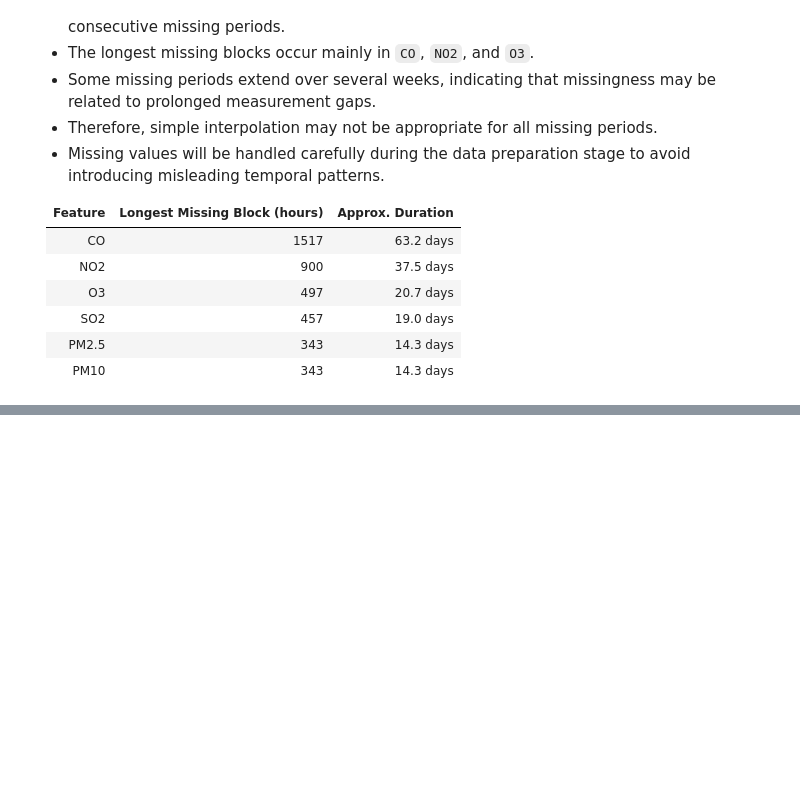
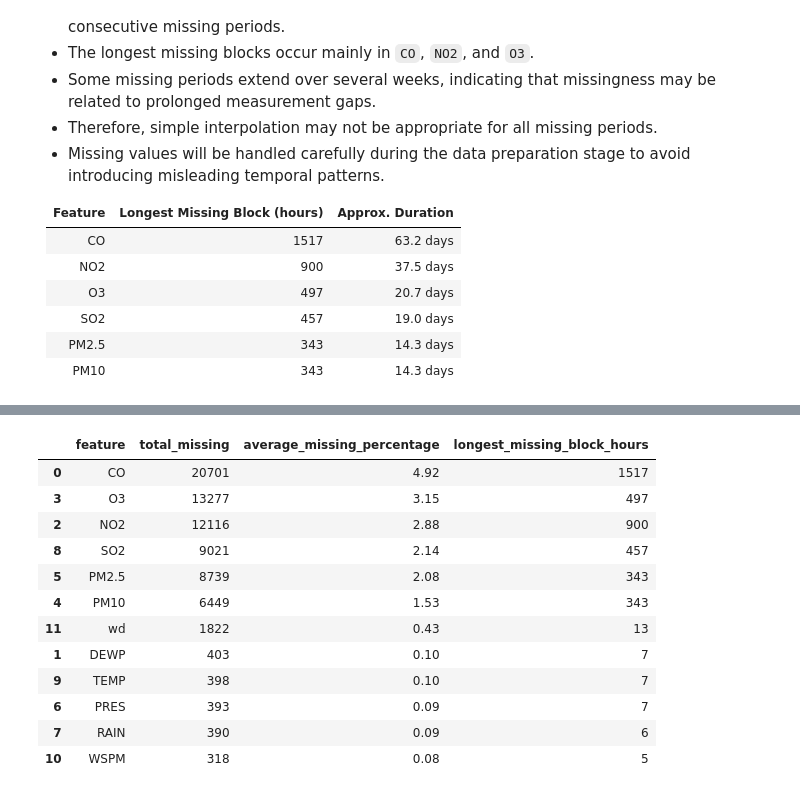
Before and after one commit to saraalwadia/airshift, a Jupyter notebook: notebooks/01_data_understanding.ipynb, the cells around one changed output, grey strips where cells are left out. Drawn from its saved outputs; the diff is of its cells as text; code cells hidden in the pictures; blank space fills up the shorter version.

```diff
--- a/notebooks/01_data_understanding.ipynb
+++ b/notebooks/01_data_understanding.ipynb
@@ -538,0 +609,36 @@ missing_runs_df.sort_values(
+# %%
+overall_missing_summary = (
+    feature_missing_df
+    .groupby("feature")
+    .agg(
+        total_missing=("missing_count", "sum"),
+        average_missing_percentage=("missing_percentage", "mean"),
+        longest_missing_block_hours=("longest_missing_block_hours", "max")
+    )
+    .reset_index()
+)
+
+overall_missing_summary["average_missing_percentage"] = (
+    overall_missing_summary["average_missing_percentage"].round(2)
+)
+
+overall_missing_summary = overall_missing_summary.sort_values(
+    by="total_missing",
+    ascending=False
+)
+
+overall_missing_summary
+# %% [output]
+|  | feature | total_missing | average_missing_percentage | longest_missing_block_hours |
+| 0 | CO | 20701 | 4.92 | 1517 |
+| 3 | O3 | 13277 | 3.15 | 497 |
+| 2 | NO2 | 12116 | 2.88 | 900 |
+| 8 | SO2 | 9021 | 2.14 | 457 |
+| 5 | PM2.5 | 8739 | 2.08 | 343 |
+| 4 | PM10 | 6449 | 1.53 | 343 |
+| 11 | wd | 1822 | 0.43 | 13 |
+| 1 | DEWP | 403 | 0.10 | 7 |
+| 9 | TEMP | 398 | 0.10 | 7 |
+| 6 | PRES | 393 | 0.09 | 7 |
+| 7 | RAIN | 390 | 0.09 | 6 |
+| 10 | WSPM | 318 | 0.08 | 5 |
```
Also changed, not shown: parts of 3 cells of this notebook.
